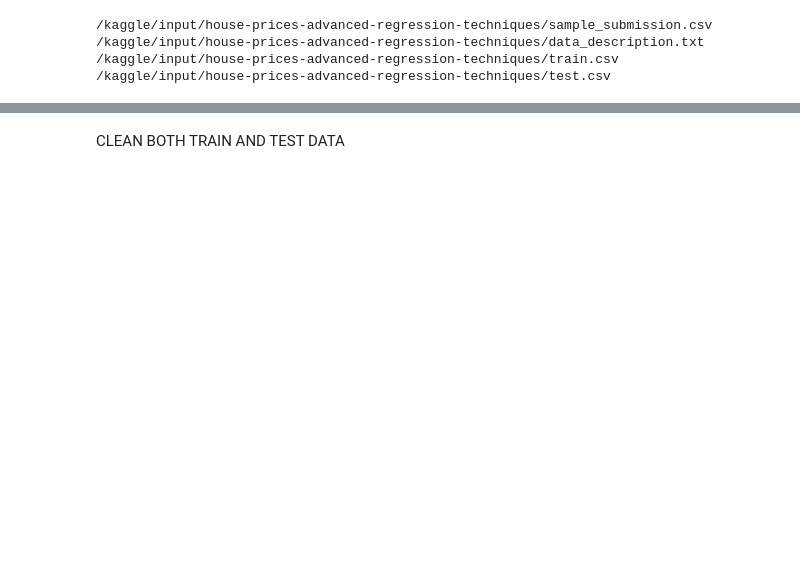
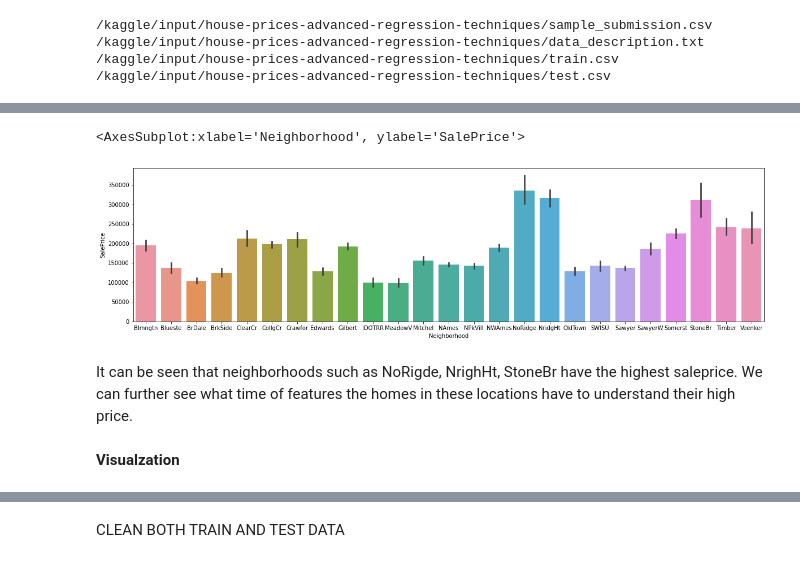
Before and after one commit to mudabir94/kaggle_competitions, a Jupyter notebook: house-price-prediction.ipynb, the cells around one changed output, grey strips where cells are left out. Drawn from its saved outputs; the diff is of its cells as text; code cells hidden in the pictures; blank space fills up the shorter version.

```diff
--- a/house-price-prediction.ipynb
+++ b/house-price-prediction.ipynb
@@ -215,0 +399,14 @@ def fillMissingValues(df):
+# %%
+# Checking distribution of SalePrice with respect to neighborhood
+plt.figure(figsize=(20,5))
+
+sns.barplot(df['Neighborhood'],df['SalePrice'])
+# sns.histplot(x=df['Neighborhood'],y=df['SalePrice'])
+# %% [output]
+<AxesSubplot:xlabel='Neighborhood', ylabel='SalePrice'>
+[figure, added]
+# %% [markdown]
+It can be seen that neighborhoods such as NoRigde, NrighHt, StoneBr have the highest saleprice.
+We can further see what time of features the homes in these locations have to understand their high price.
+# %% [markdown]
+**Visualzation**
```
Also changed, not shown: parts of 61 cells of this notebook.
